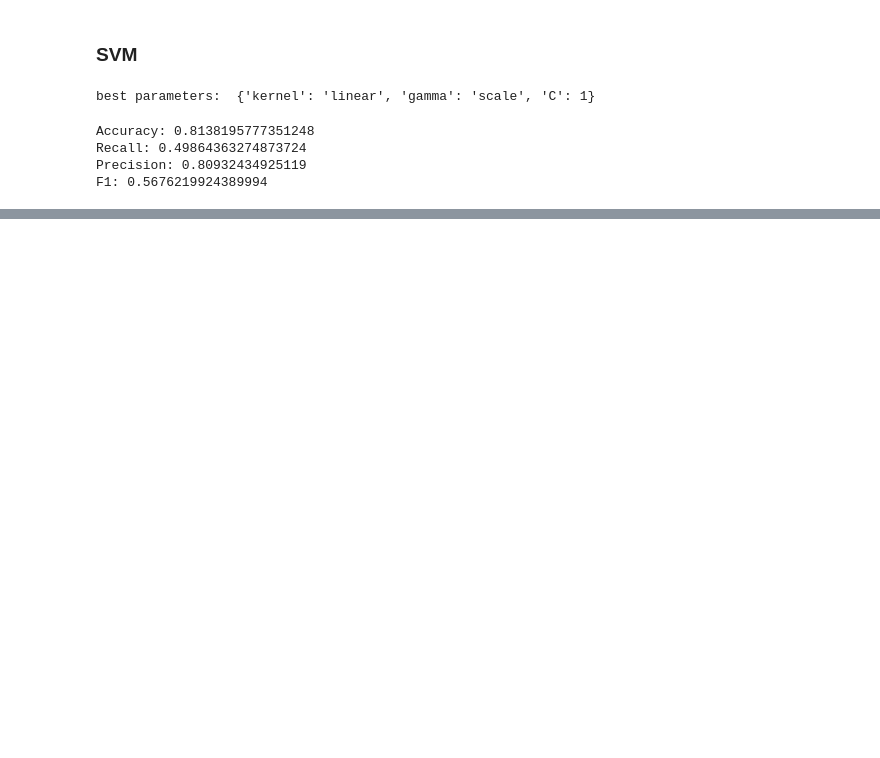
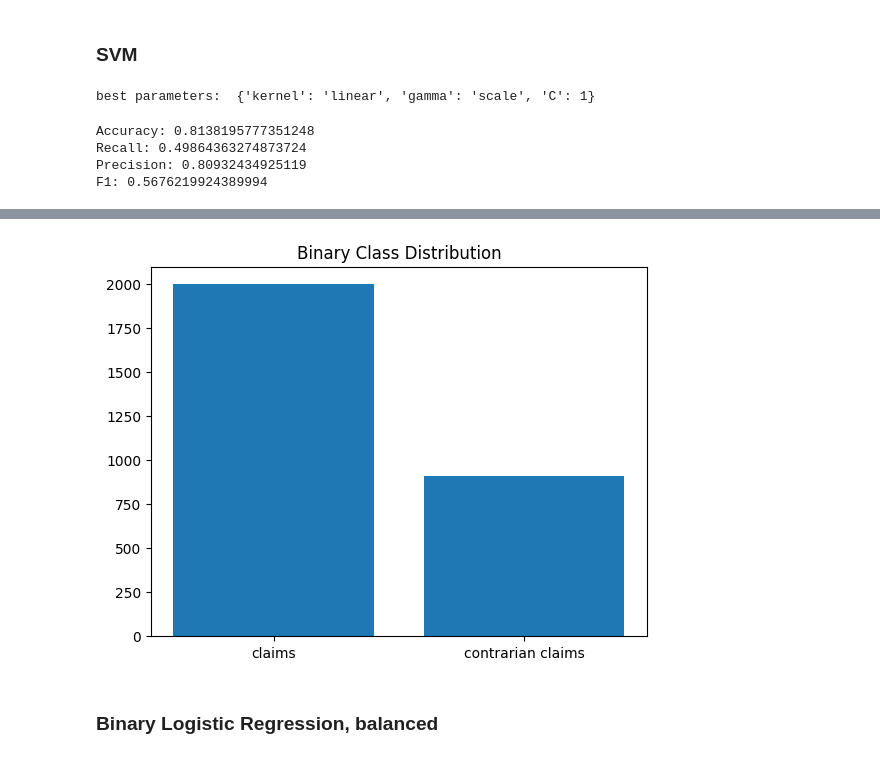
Before and after one commit to livgimenes/climate-misinf-eeps1720, a Jupyter notebook: baselines.ipynb, the cells around one changed output, grey strips where cells are left out. Cells and saved outputs as stored; diff of their text form; code cells hidden in the pictures; blank space fills up the shorter version.

```diff
--- a/baselines.ipynb
+++ b/baselines.ipynb
@@ -23,3 +53,17 @@ training.head(3)
+# %%
+#pre-process the text data
+# Pre-process the text
+training['text'] = training['text'].astype(str).apply(denoise_text)
+validation['text'] = validation['text'].astype(str).apply(denoise_text)
+testing['text'] = testing['text'].astype(str).apply(denoise_text)
+
+# Load the label encoder
+label_encoder = LabelEncoder()
+
+# Encode the labels
+training['labels'] = label_encoder.fit_transform(training["claim"])
+validation['labels'] = label_encoder.fit_transform(validation["claim"])
+testing['labels'] = label_encoder.fit_transform(testing["claim"])
 # %% [markdown]
 # Simple Machine Leaning
 # %% [markdown]
@@ -176,0 +342,24 @@ F1: 0.5676219924389994
+# %%
+#Turning the claims into binary labels.
+training_binary = training.copy()
+validation_binary = validation.copy()
+testing_binary = testing.copy()
+
+training_binary.loc[training_binary['claim'].str.contains('1|2|3|4|5|6|7|8|9'), 'claim'] = "1"
+training_binary.loc[training_binary['claim'].str.contains('0'), 'claim'] = "0"
+
+validation_binary.loc[validation_binary['claim'].str.contains('1|2|3|4|5|6|7|8|9'), 'claim'] = "1"
+validation_binary.loc[validation_binary['claim'].str.contains('0'), 'claim'] = "0"
+
+testing_binary.loc[testing_binary['claim'].str.contains('1|2|3|4|5|6|7|8|9'), 'claim'] = "1"
+testing_binary.loc[testing_binary['claim'].str.contains('0'), 'claim'] = "0"
+
+# Load the label encoder
+label_encoder = LabelEncoder()
+
+# Encode the labels. Don't really need label encoder but do it just be consistent with earlier classification.
+training_binary['labels'] = label_encoder.fit_transform(training_binary["claim"])
+validation_binary['labels'] = label_encoder.fit_transform(validation_binary["claim"])
+testing_binary['labels'] = label_encoder.fit_transform(testing_binary["claim"])
+
+y_binary = training_binary['labels']
@@ -176,0 +373,10 @@ F1: 0.5676219924389994
+# %%
+# Bar plot for class distribution
+plt.bar(["claims","contrarian claims"], [len(testing_binary[training_binary['labels'] == 0]),len(testing_binary[training_binary['labels'] == 1])])
+plt.title("Binary Class Distribution")
+# show the plot
+plt.show()
+# %% [output]
+[figure, added]
+# %% [markdown]
+### Binary Logistic Regression, balanced
```
Also changed, not shown: parts of 38 cells of this notebook, 1 other file.
